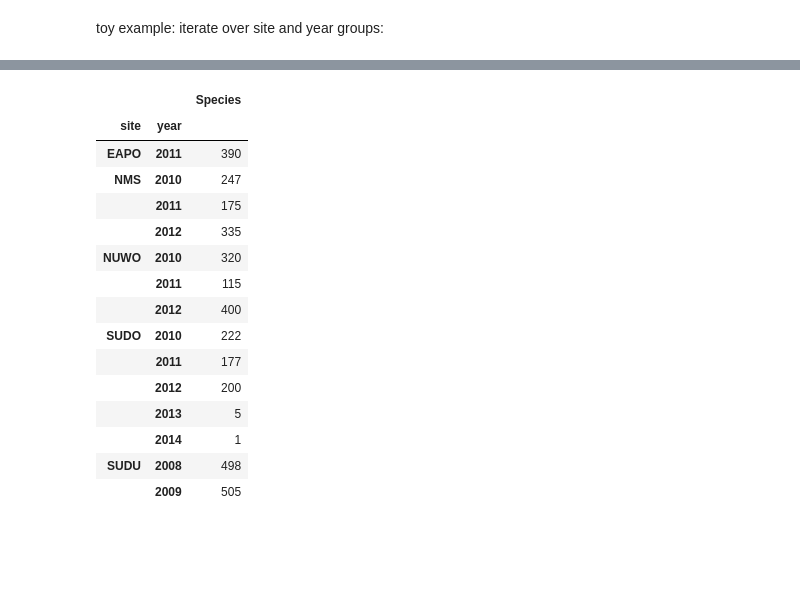
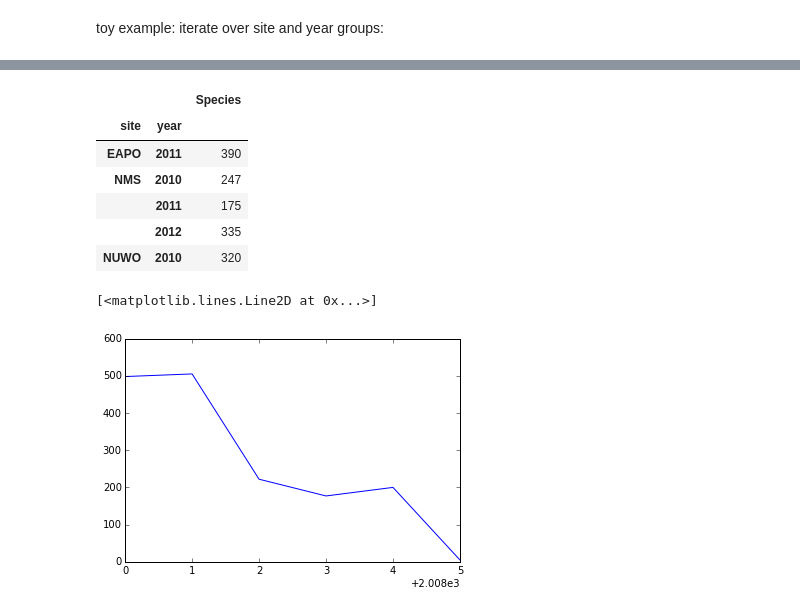
Before and after one commit to odscwest/parksconserverancy, a Jupyter notebook: preprocess.ipynb, the cells around one changed output, grey strips where cells are left out. Cells and saved outputs as stored; diff of their text form; code cells hidden in the pictures; blank space fills up the shorter version.

Commit message:
graphing grouped

```diff
--- a/preprocess.ipynb
+++ b/preprocess.ipynb
@@ -86,19 +84,17 @@ for kk, vv in df_yr_sp.groupby(["site", "year"]):
 # %%
-df_yr_sp.groupby(["site", "year"]).agg("count")
+spnum = df_yr_sp.groupby(["site", "year"]).agg("count")
+spnum.head()
 # %% [output]
 |  |  | Species |
 | site | year |  |
 | EAPO | 2011 | 390 |
 | NMS | 2010 | 247 |
 |  | 2011 | 175 |
 |  | 2012 | 335 |
 | NUWO | 2010 | 320 |
-|  | 2011 | 115 |
-|  | 2012 | 400 |
-| SUDO | 2010 | 222 |
-|  | 2011 | 177 |
-|  | 2012 | 200 |
-|  | 2013 | 5 |
-|  | 2014 | 1 |
-| SUDU | 2008 | 498 |
-|  | 2009 | 505 |
+# %%
+yr = spnum.loc["SUDU"].reset_index()["year"]
+plt.plot(, spnum.loc["SUDU"])
+# %% [output]
+[<matplotlib.lines.Line2D at 0x...>]
+[figure, added]
```
Also changed, not shown: parts of 2 cells of this notebook.
